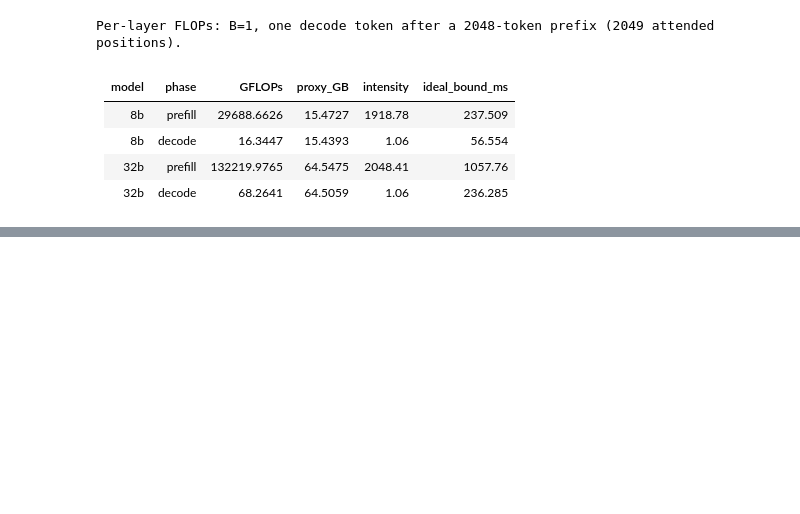
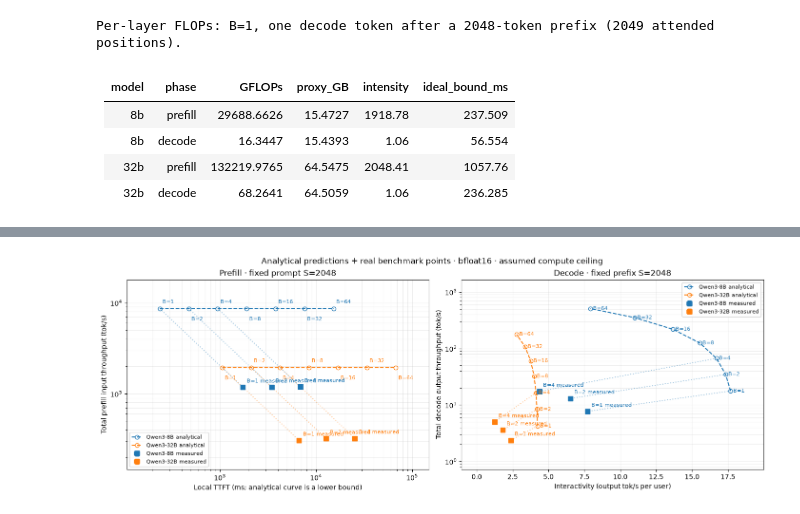
Before and after one commit to nvbkdw/inference-engineer-study-hall, a Jupyter notebook: courses/llm-inference-performance-modeling/chapters/02_performance_model/code/lab.ipynb, the cells around one changed output, grey strips where cells are left out. Drawn from its saved outputs; the diff is of its cells as text; code cells hidden in the pictures; blank space fills up the shorter version.

```diff
--- a/courses/llm-inference-performance-modeling/chapters/02_performance_model/code/lab.ipynb
+++ b/courses/llm-inference-performance-modeling/chapters/02_performance_model/code/lab.ipynb
@@ -363,13 +227,21 @@ if RUN_GPU:
     manifest = dict(hardware=asdict(hardware), precision=DTYPE_NAME, gpu=torch.cuda.get_device_name(DEVICE),
         cuda=torch.version.cuda, torch=torch.__version__, python=platform.python_version(),
         device=DEVICE, repeats=REPEATS, warmup_runs=WARMUP_RUNS, decode_steps=DECODE_STEPS,
-        cases=CASES, attention_backend=ATTENTION_BACKEND, cache='per-layer (K,V) tensors; torch.cat append',
+        batch_sizes=BATCH_SIZES, context_lengths=CONTEXT_LENGTHS, cases=CASES,
+        throughput='prefill input tokens / prefill wall seconds; decode output tokens / decode wall seconds',
+        attention_backend=ATTENTION_BACKEND, cache='per-layer (K,V) tensors; torch.cat append',
         attention_matmul_precision='float32', tf32=False,
         model_revisions=REVISIONS, compute_count='causal matmuls, final-position logits',
         bytes='compulsory-data proxy; not measured DRAM traffic',
         timing='CUDA forward intervals; synchronized wall time through greedy token ready',
         notebook_sha256=hashlib.sha256(NOTEBOOK.read_bytes()).hexdigest())
     write_json(RUN_DIR/'manifest.json', manifest)
+    write_json(RUN_DIR/'analytical_tradeoffs.json', dict(
+        result_kind='analytical prediction; not measured', hardware=asdict(hardware), precision=DTYPE_NAME,
+        context=PREDICTION_CONTEXT, batches=PREDICTION_BATCH_SIZES, model_revisions=REVISIONS,
+        points=tradeoff_predictions))
+    for extension in ['svg', 'png']:
+        tradeoff_fig.savefig(RUN_DIR/f'analytical_tradeoffs.{extension}', bbox_inches='tight')
     calibration, gemm_rows = calibrate(DEVICE, DTYPE_NAME, REPEATS, RUN_DIR)
     print(calibration)
 else:
@@ -571,8 +323,20 @@ if RUN_MODELS:
             model, metadata = load_qwen(key, DEVICE, DTYPE_NAME, ATTENTION_BACKEND, CASES, DECODE_STEPS)
             metadata['cached_logits_max_abs_error'] = check_cached_logits(model, DEVICE)
             loaded_metadata.append(metadata)
-            model_rows.extend(benchmark_model(model, key, CASES, REPEATS, WARMUP_RUNS, DECODE_STEPS, DEVICE, DTYPE_NAME))
-            model_status.append(dict(model=key, status='measured'))
+            for batch, prompt in CASES:
+                try:
+                    case_rows = benchmark_model(model, key, [(batch, prompt)], REPEATS,
+                                                WARMUP_RUNS, DECODE_STEPS, DEVICE, DTYPE_NAME)
+                    model_rows.extend(case_rows)
+                    model_status.append(dict(model=key, batch=batch, prompt=prompt, status='measured'))
+                except torch.cuda.OutOfMemoryError as error:
+                    model_status.append(dict(model=key, batch=batch, prompt=prompt,
+                        status='unmeasured: insufficient GPU memory', detail=str(error)))
+                finally:
+                    gc.collect()
+                    torch.cuda.empty_cache()
+                    write_csv(RUN_DIR/'results.csv', model_rows)
+                    write_json(RUN_DIR/'model_status.json', model_status)
         except torch.cuda.OutOfMemoryError as error:
             model_status.append(dict(model=key, status='unmeasured: insufficient GPU memory', detail=str(error)))
         finally:
@@ -647 +463,16 @@ No measured model points: the next chart contains only the configured hardware r
+# %%
+tradeoff_observations = summarize_tradeoff_observations(model_rows, PREDICTION_CONTEXT)
+if not tradeoff_observations:
+    print(f'No real benchmark points at context {PREDICTION_CONTEXT}; showing predictions only. '
+          'Enable RUN_GPU and RUN_MODELS and include this context in the benchmark grid.')
+overlay_fig, overlay_axes = plot_tradeoffs(
+    tradeoff_predictions, PREDICTION_CONTEXT, DTYPE_NAME, hardware.compute_basis,
+    observed=tradeoff_observations)
+if RUN_GPU:
+    write_csv(RUN_DIR/'tradeoff_observations.csv', tradeoff_observations)
+    for extension in ['svg', 'png']:
+        overlay_fig.savefig(RUN_DIR/f'analytical_vs_measured_tradeoffs.{extension}', bbox_inches='tight')
+plt.show()
+# %% [output]
+[figure, added]
 # %%
```
Also changed, not shown: parts of 28 cells of this notebook, 31 other files.
